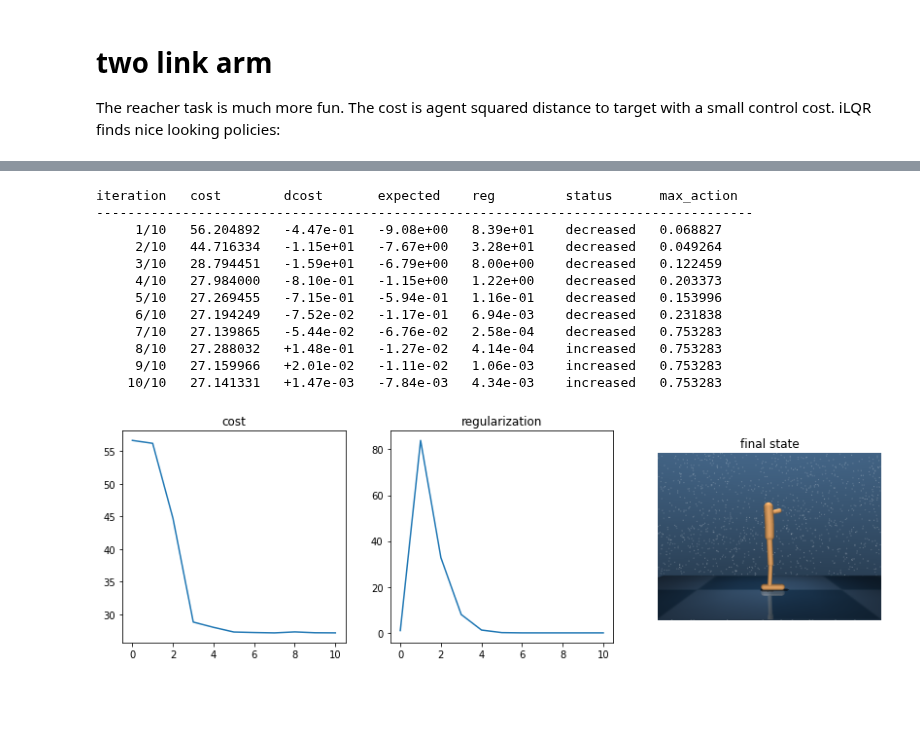
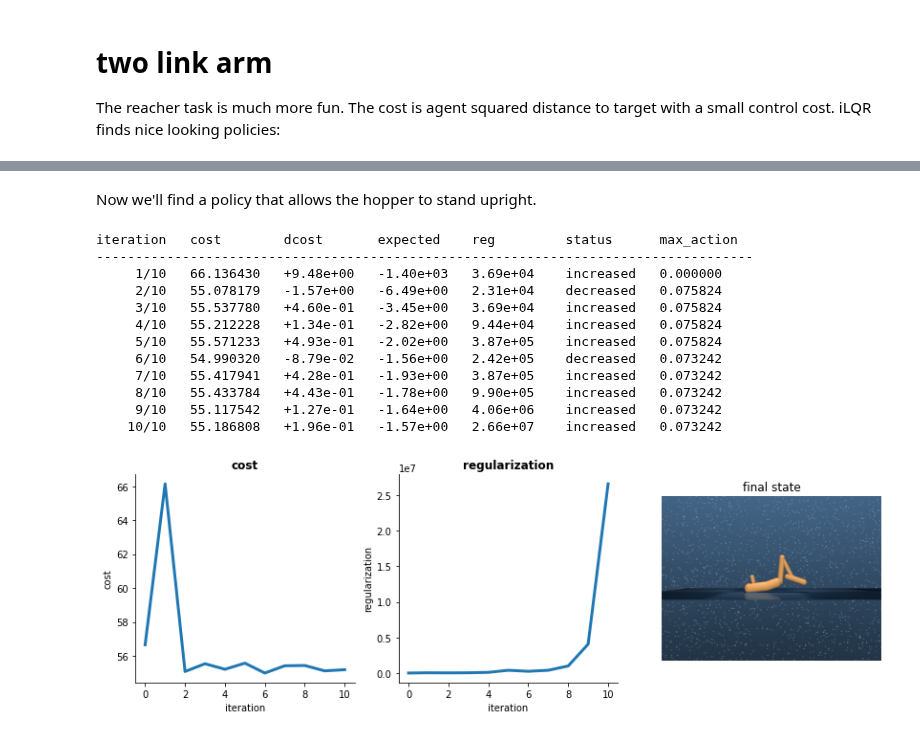
Before and after one commit to richard-warren/rl_sandbox, a Jupyter notebook: ilqr_demo.ipynb, the cells around one changed output, grey strips where cells are left out. Saved outputs shown, nothing was run; the diff lists cells and outputs as text; code cells hidden in the pictures; blank space fills up the shorter version.

```diff
--- a/ilqr_demo.ipynb
+++ b/ilqr_demo.ipynb
@@ -314,22 +363,21 @@ show_rollout(env, actions)
+# %% [markdown]
+Now we'll find a policy that allows the hopper to stand upright.
 # %%
 # run ilqr
 env = Hopper(control_wgt=1e-3)
-actions, history = iLQR(env, iterations=10, reg=1, alpha=1, verbose=True)
-ax = plt.subplots(1, 3, figsize=(14,4))[1];
-ax[0].plot(history['cost']); ax[0].set_title('cost');
-ax[1].plot(history['reg']);  ax[1].set_title('regularization');
-ax[2].set_title('final state'); env.show();
+actions, history = iLQR(env, iterations=10, reg=1, alpha=1e-0, initial_action=0, verbose=True)
+plot_training(env, actions, history)
 # %% [output]
 iteration   cost        dcost       expected    reg         status      max_action
 ------------------------------------------------------------------------------------
-     1/10   56.204892   -4.47e-01   -9.08e+00   8.39e+01    decreased   0.068827
-     2/10   44.716334   -1.15e+01   -7.67e+00   3.28e+01    decreased   0.049264
-     3/10   28.794451   -1.59e+01   -6.79e+00   8.00e+00    decreased   0.122459
-     4/10   27.984000   -8.10e-01   -1.15e+00   1.22e+00    decreased   0.203373
-     5/10   27.269455   -7.15e-01   -5.94e-01   1.16e-01    decreased   0.153996
-     6/10   27.194249   -7.52e-02   -1.17e-01   6.94e-03    decreased   0.231838
-     7/10   27.139865   -5.44e-02   -6.76e-02   2.58e-04    decreased   0.753283
-     8/10   27.288032   +1.48e-01   -1.27e-02   4.14e-04    increased   0.753283
-     9/10   27.159966   +2.01e-02   -1.11e-02   1.06e-03    increased   0.753283
-    10/10   27.141331   +1.47e-03   -7.84e-03   4.34e-03    increased   0.753283
+     1/10   66.136430   +9.48e+00   -1.40e+03   3.69e+04    increased   0.000000
+     2/10   55.078179   -1.57e+00   -6.49e+00   2.31e+04    decreased   0.075824
+     3/10   55.537780   +4.60e-01   -3.45e+00   3.69e+04    increased   0.075824
+     4/10   55.212228   +1.34e-01   -2.82e+00   9.44e+04    increased   0.075824
+     5/10   55.571233   +4.93e-01   -2.02e+00   3.87e+05    increased   0.075824
+     6/10   54.990320   -8.79e-02   -1.56e+00   2.42e+05    decreased   0.073242
+     7/10   55.417941   +4.28e-01   -1.93e+00   3.87e+05    increased   0.073242
+     8/10   55.433784   +4.43e-01   -1.78e+00   9.90e+05    increased   0.073242
+     9/10   55.117542   +1.27e-01   -1.64e+00   4.06e+06    increased   0.073242
+    10/10   55.186808   +1.96e-01   -1.57e+00   2.66e+07    increased   0.073242
-[figure, old version]
+[figure, new version]
```
Also changed, not shown: parts of 19 cells of this notebook, 2 other files.
